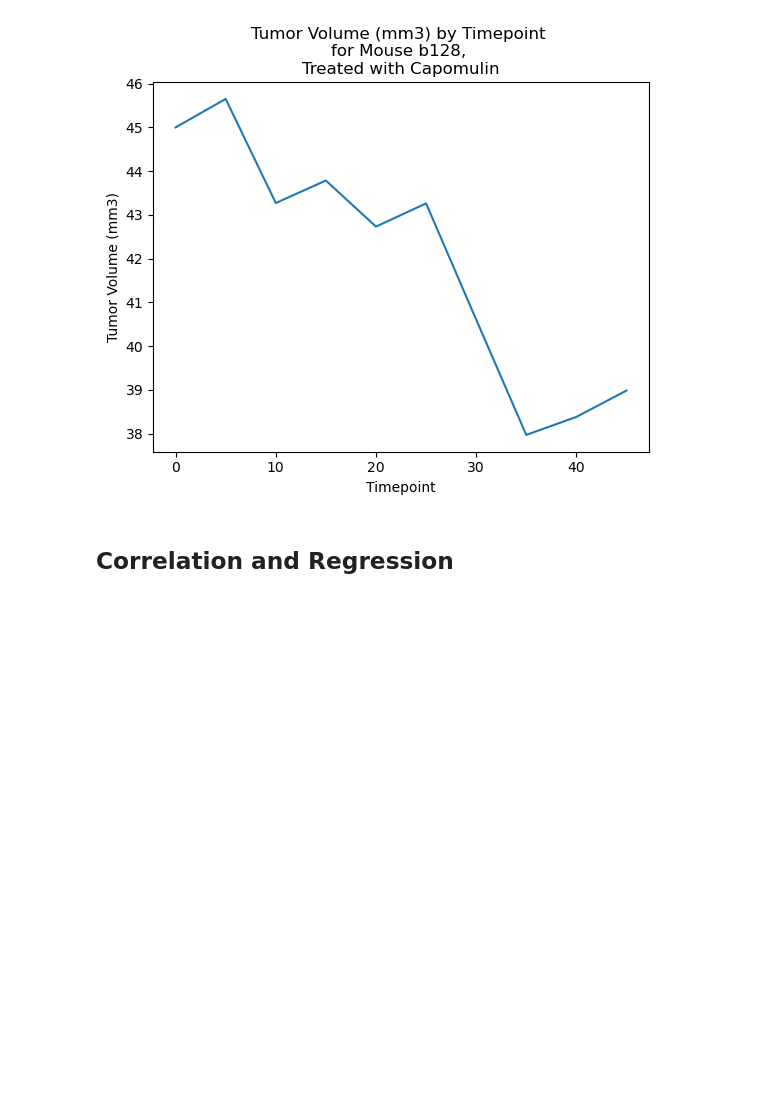
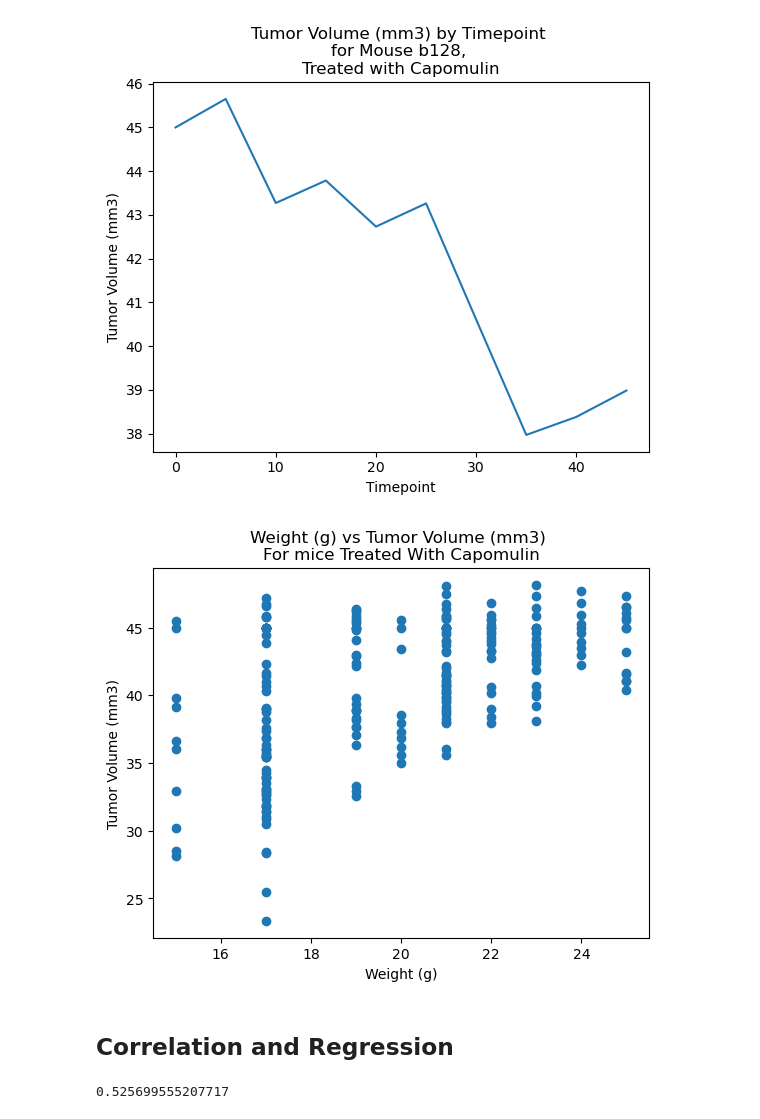
Before and after one commit to nmizzell/pymaceuticals, a Jupyter notebook: Pymaceuticals/pymaceuticals_starter.ipynb, the cells around one changed output. Cells and saved outputs as stored; diff of their text form; code cells hidden in the pictures; blank space fills up the shorter version.

```diff
--- a/Pymaceuticals/pymaceuticals_starter.ipynb
+++ b/Pymaceuticals/pymaceuticals_starter.ipynb
@@ -347,5 +346,25 @@ plt.show()
+# %%
+# Generate a scatter plot of mouse weight vs. the average observed tumor volume for the entire Capomulin regimen
+capomulin_df = clean_df.loc[clean_df['Drug Regimen'] == 'Capomulin']
+capomulin_df
+
+x = capomulin_df['Weight (g)']
+y = capomulin_df['Tumor Volume (mm3)']
+
+ax = plt.subplot()
+ax.scatter(x=x, y=y)
+ax.set_xlabel('Weight (g)')
+ax.set_ylabel('Tumor Volume (mm3)')
+ax.set_title('Weight (g) vs Tumor Volume (mm3) \nFor mice Treated With Capomulin')
+plt.show()
+# %% [output]
+[figure, added]
 # %% [markdown]
 ## Correlation and Regression
 # %%
 # Calculate the correlation coefficient and a linear regression model
 # for mouse weight and average observed tumor volume for the entire Capomulin regimen
+correlation = st.pearsonr(x, y)
+correlation[0]
+# %% [output]
+0.525699555207717
```
Also changed, not shown: parts of 3 cells of this notebook.
